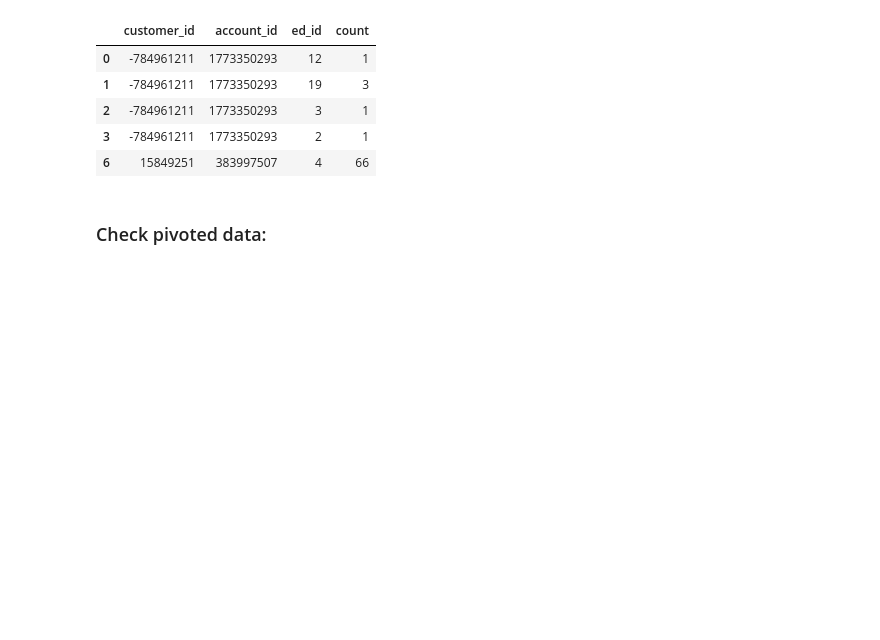
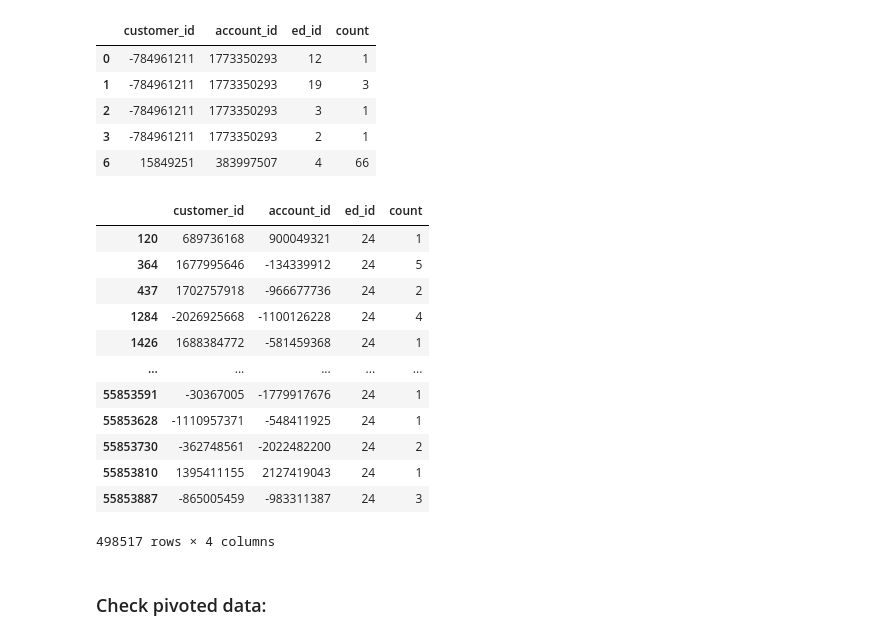
Before and after one commit to BattleCruiserRRR/MATH-M148, a Jupyter notebook: luke_files/luke_apriori.ipynb, the cells around one changed output. Drawn from its saved outputs; the diff is of its cells as text; code cells hidden in the pictures; blank space fills up the shorter version.

```diff
--- a/luke_files/luke_apriori.ipynb
+++ b/luke_files/luke_apriori.ipynb
@@ -40,6 +40,22 @@ export.head()
 | 2 | -784961211 | 1773350293 | 3 | 1 |
 | 3 | -784961211 | 1773350293 | 2 | 1 |
 | 6 | 15849251 | 383997507 | 4 | 66 |
+# %%
+export.loc[export["ed_id"] == 24]
+# %% [output]
+|  | customer_id | account_id | ed_id | count |
+| 120 | 689736168 | 900049321 | 24 | 1 |
+| 364 | 1677995646 | -134339912 | 24 | 5 |
+| 437 | 1702757918 | -966677736 | 24 | 2 |
+| 1284 | -2026925668 | -1100126228 | 24 | 4 |
+| 1426 | 1688384772 | -581459368 | 24 | 1 |
+| ... | ... | ... | ... | ... |
+| 55853591 | -30367005 | -1779917676 | 24 | 1 |
+| 55853628 | -1110957371 | -548411925 | 24 | 1 |
+| 55853730 | -362748561 | -2022482200 | 24 | 2 |
+| 55853810 | 1395411155 | 2127419043 | 24 | 1 |
+| 55853887 | -865005459 | -983311387 | 24 | 3 |
+498517 rows × 4 columns
 # %%
 # pivot table
 export = export.pivot(index = ["customer_id","account_id"], columns="ed_id", values="count").fillna(0)
```
Also changed, not shown: parts of 3 cells of this notebook, 2 other files.
